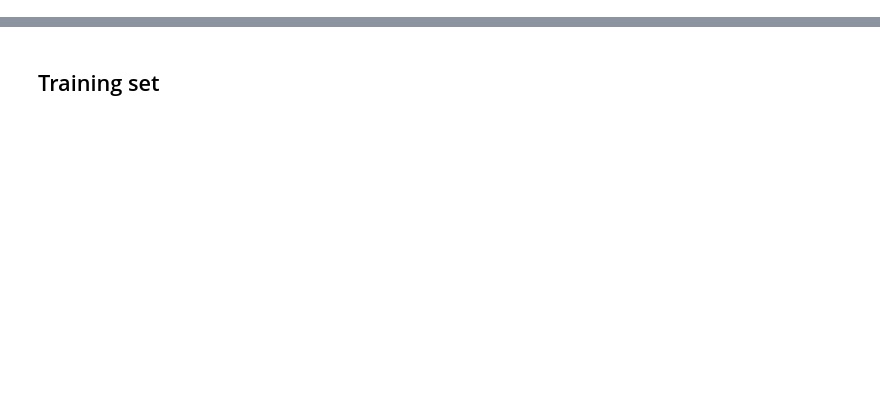
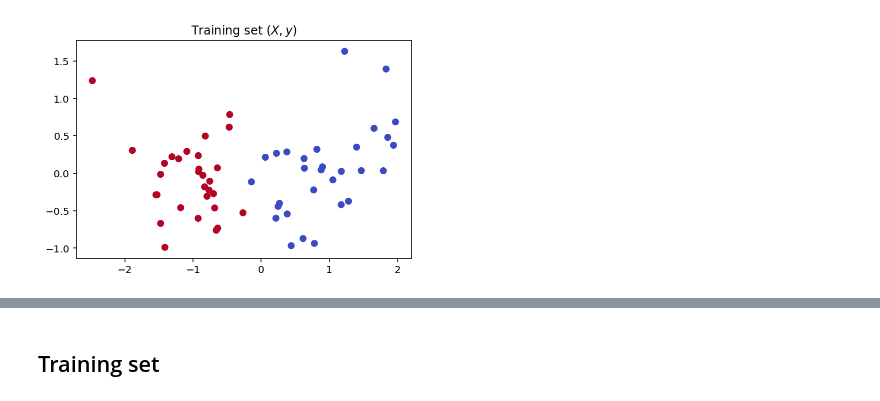
Before and after one commit to NIPE-SYSTEMS/support-vector-machine, a Jupyter notebook: examples/Support Vector Machine.ipynb, the cells around one changed output, grey strips where cells are left out. Drawn from its saved outputs; the diff is of its cells as text; code cells hidden in the pictures; blank space fills up the shorter version.

```diff
--- a/examples/Support Vector Machine.ipynb
+++ b/examples/Support Vector Machine.ipynb
@@ -22,0 +53,35 @@ import scipy.optimize
+# %%
+gaussian2d = lambda x, y, sigma, n: (np.random.normal(x, sigma, n), np.random.normal(y, sigma, n))
+
+m = 60; half_m = int(m / 2)
+sigma = 0.5
+
+X = np.concatenate((
+    np.array(gaussian2d(1, 0, sigma, half_m)).T,
+    np.array(gaussian2d(-1, 0, sigma, half_m)).T
+), axis=0)
+
+y = np.concatenate((
+    np.repeat(0, half_m),
+    np.repeat(1, half_m)
+), axis=0)
+
+permutation = np.eye(m)
+np.random.shuffle(permutation)
+
+X = np.matmul(permutation, X)
+y = np.matmul(permutation, y)
+
+X = np.c_[ np.ones((m, 1)), X ]
+
+#plt.subplot(1, 2, 1)
+plt.scatter(X[:, 1], X[:, 2], c=y, cmap=plt.cm.coolwarm)
+plt.title("Training set $(X, y)$")
+
+#plt.subplot(1, 2, 2)
+#plt.imshow(X, cmap=plt.cm.coolwarm)
+#plt.colorbar()
+#plt.title("Matrix $X$")
+plt.show()
+# %% [output]
+[figure, added]
```
Also changed, not shown: parts of 33 cells of this notebook, 1 other file.
